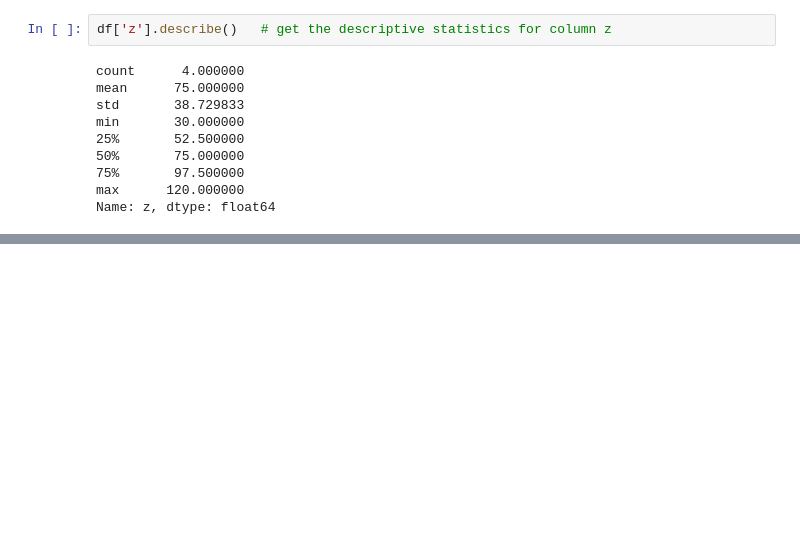
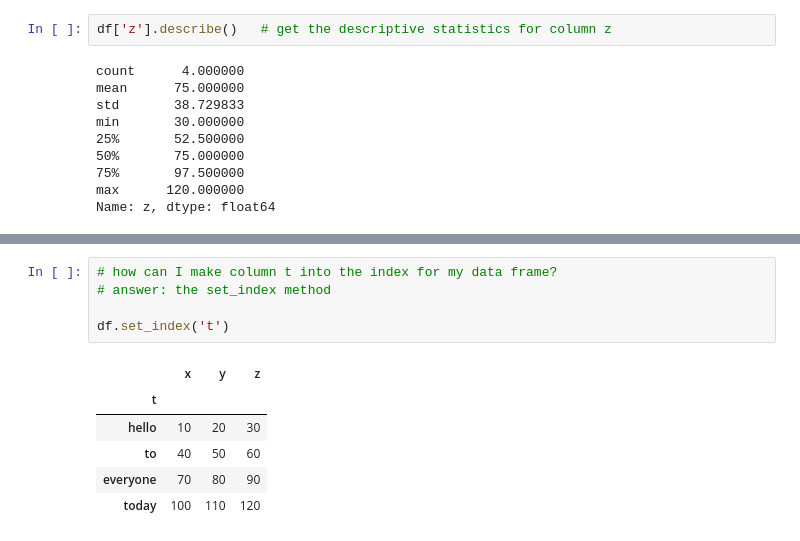
Before and after one commit to reuven/OReilly-PythonData-2026-06, a Jupyter notebook: OReilly-PythonData-2026-06-15.ipynb, the cells around one changed output, grey strips where cells are left out. Cells and saved outputs as stored; diff of their text form; blank space fills up the shorter version.

```diff
--- a/OReilly-PythonData-2026-06-15.ipynb
+++ b/OReilly-PythonData-2026-06-15.ipynb
@@ -524,0 +556,12 @@ Name: z, dtype: float64
+# %%
+# how can I make column t into the index for my data frame?
+# answer: the set_index method
+
+df.set_index('t')
+# %% [output]
+|  | x | y | z |
+| t |  |  |  |
+| hello | 10 | 20 | 30 |
+| to | 40 | 50 | 60 |
+| everyone | 70 | 80 | 90 |
+| today | 100 | 110 | 120 |
```
Also changed, not shown: parts of 3 cells of this notebook.
